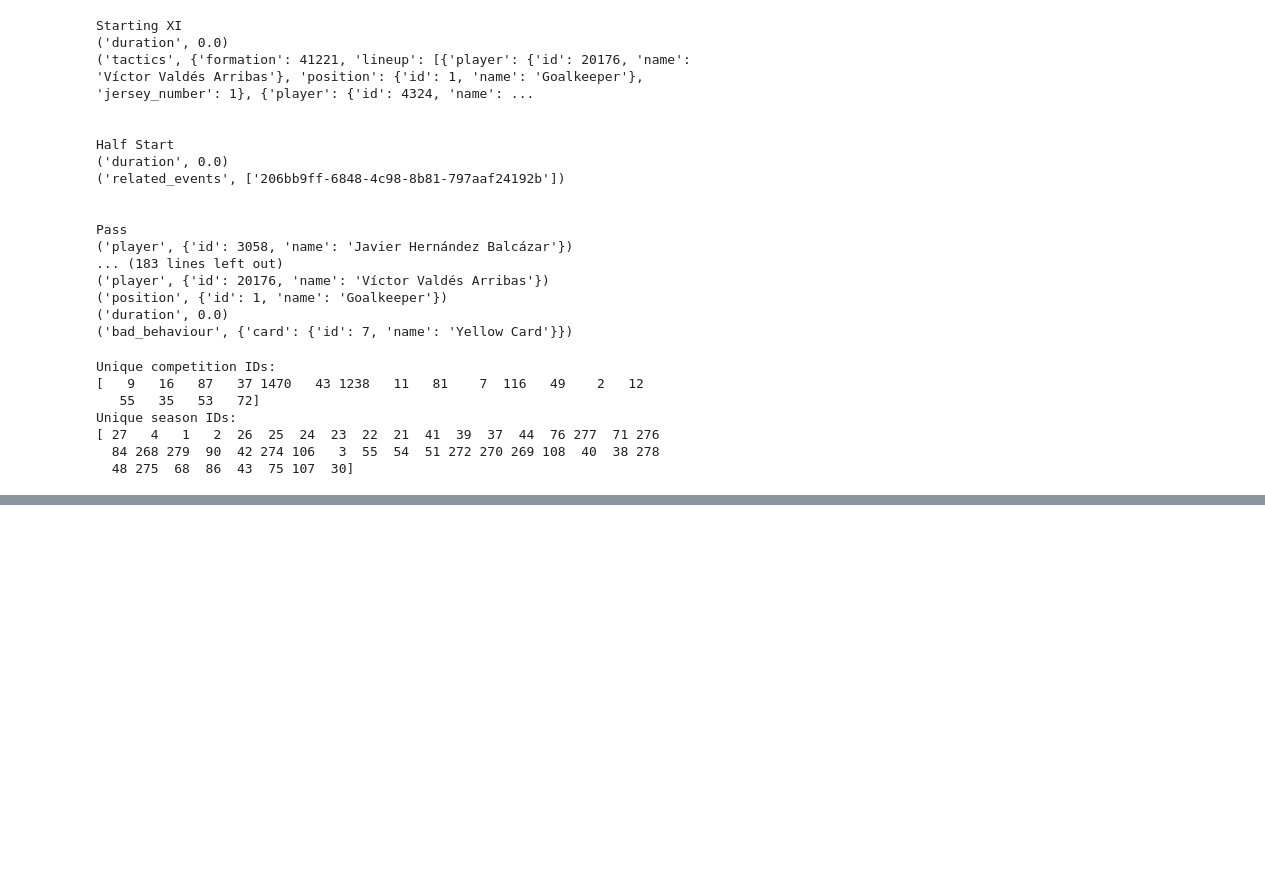
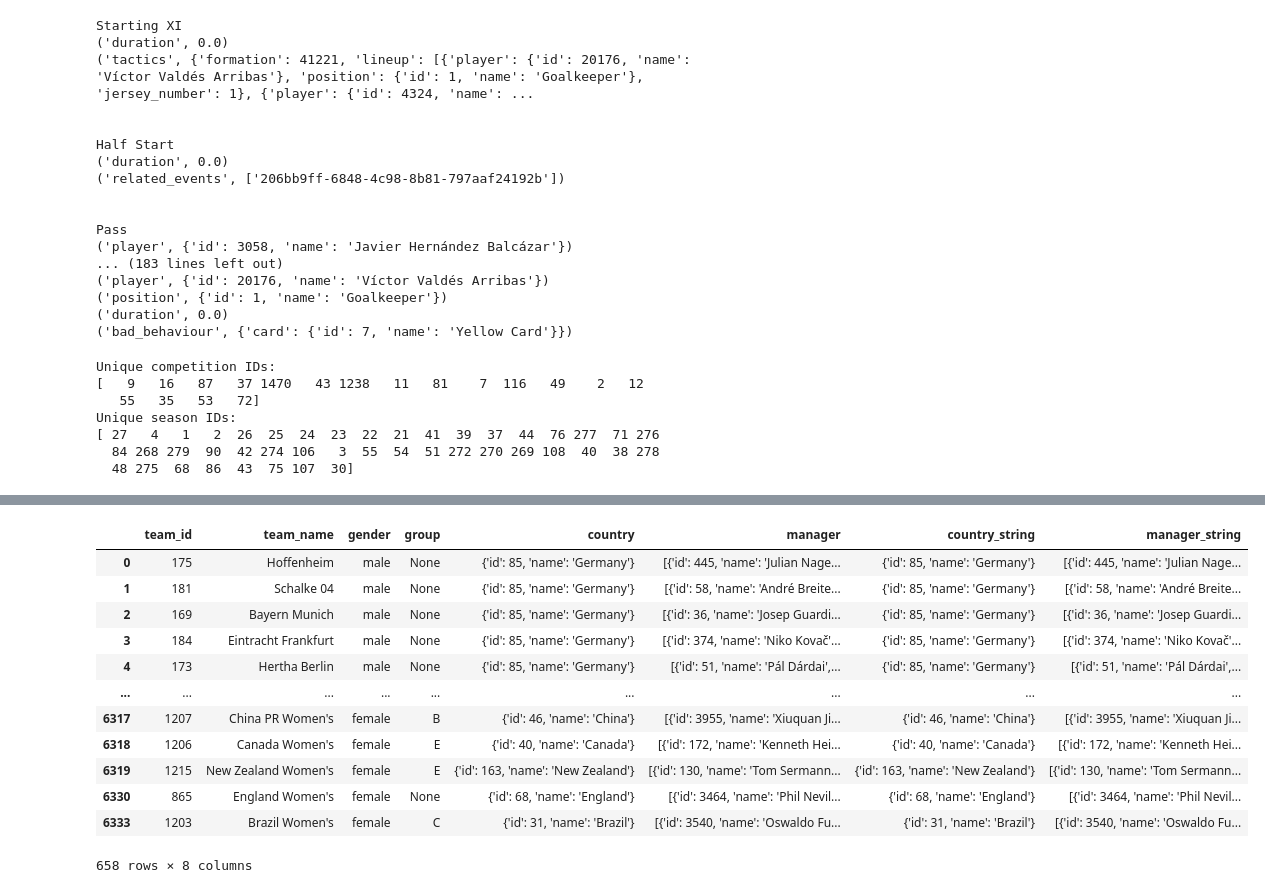
Before and after one commit to Markolinhio/Football-analysis, a Jupyter notebook: notebooks/ml_tactical_analysis.ipynb, the cells around one changed output, grey strips where cells are left out. Saved outputs shown, nothing was run; the diff lists cells and outputs as text; code cells hidden in the pictures; blank space fills up the shorter version.

```diff
--- a/notebooks/ml_tactical_analysis.ipynb
+++ b/notebooks/ml_tactical_analysis.ipynb
@@ -348,0 +398,57 @@ unique_season_id[14]
+# %%
+# Teams:
+team_id = []
+team_name = []
+gender = []
+group = []
+country = []
+manager = []
+
+for i in range(len(unique_competition_id)):
+    for j in range(len(unique_season_id)):
+        train_match_path = os.path.join(matches_path, str(unique_competition_id[i]) + '/' + str(unique_season_id[j]) + '.json')
+        if (os.path.exists(train_match_path)):
+            train_match_dict = json.load(open(train_match_path, 'r'))
+            for match in train_match_dict:
+                home_team = match['home_team']
+                away_team = match['away_team']
+                #print(home_team.keys())
+                team_id.append(home_team["home_team_id"])
+                team_id.append(away_team["away_team_id"])
+                team_name.append(home_team["home_team_name"])
+                team_name.append(away_team["away_team_name"])
+                gender.append(home_team["home_team_gender"])
+                gender.append(away_team["away_team_gender"])
+                group.append(home_team["home_team_group"])
+                group.append(away_team["away_team_group"])
+                country.append(home_team["country"])
+                country.append(away_team["country"])
+                try:
+                    manager.append(home_team["managers"])
+                except KeyError:
+                    manager.append(np.nan)
+                try:
+                    manager.append(away_team["managers"])
+                except KeyError:
+                    manager.append(np.nan)
+
+team_df = pd.DataFrame({'team_id': team_id, 'team_name': team_name, 'gender': gender, 'group': group, 'country': country,'manager': manager})
+# %%
+
+team_df["country_string"] =  team_df['country'].astype(str)
+team_df["manager_string"] =  team_df['manager'].astype(str)
+refine_team_df = team_df.drop_duplicates(subset=['team_id', 'country_string',"manager_string"], keep='first')
+# %% [output]
+|  | team_id | team_name | gender | group | country | manager | country_string | manager_string |
+| 0 | 175 | Hoffenheim | male | None | {'id': 85, 'name': 'Germany'} | [{'id': 445, 'name': 'Julian Nage... | {'id': 85, 'name': 'Germany'} | [{'id': 445, 'name': 'Julian Nage... |
+| 1 | 181 | Schalke 04 | male | None | {'id': 85, 'name': 'Germany'} | [{'id': 58, 'name': 'André Breite... | {'id': 85, 'name': 'Germany'} | [{'id': 58, 'name': 'André Breite... |
+| 2 | 169 | Bayern Munich | male | None | {'id': 85, 'name': 'Germany'} | [{'id': 36, 'name': 'Josep Guardi... | {'id': 85, 'name': 'Germany'} | [{'id': 36, 'name': 'Josep Guardi... |
+| 3 | 184 | Eintracht Frankfurt | male | None | {'id': 85, 'name': 'Germany'} | [{'id': 374, 'name': 'Niko Kovač'... | {'id': 85, 'name': 'Germany'} | [{'id': 374, 'name': 'Niko Kovač'... |
+| 4 | 173 | Hertha Berlin | male | None | {'id': 85, 'name': 'Germany'} | [{'id': 51, 'name': 'Pál Dárdai',... | {'id': 85, 'name': 'Germany'} | [{'id': 51, 'name': 'Pál Dárdai',... |
+| ... | ... | ... | ... | ... | ... | ... | ... | ... |
+| 6317 | 1207 | China PR Women's | female | B | {'id': 46, 'name': 'China'} | [{'id': 3955, 'name': 'Xiuquan Ji... | {'id': 46, 'name': 'China'} | [{'id': 3955, 'name': 'Xiuquan Ji... |
+| 6318 | 1206 | Canada Women's | female | E | {'id': 40, 'name': 'Canada'} | [{'id': 172, 'name': 'Kenneth Hei... | {'id': 40, 'name': 'Canada'} | [{'id': 172, 'name': 'Kenneth Hei... |
+| 6319 | 1215 | New Zealand Women's | female | E | {'id': 163, 'name': 'New Zealand'} | [{'id': 130, 'name': 'Tom Sermann... | {'id': 163, 'name': 'New Zealand'} | [{'id': 130, 'name': 'Tom Sermann... |
+| 6330 | 865 | England Women's | female | None | {'id': 68, 'name': 'England'} | [{'id': 3464, 'name': 'Phil Nevil... | {'id': 68, 'name': 'England'} | [{'id': 3464, 'name': 'Phil Nevil... |
+| 6333 | 1203 | Brazil Women's | female | C | {'id': 31, 'name': 'Brazil'} | [{'id': 3540, 'name': 'Oswaldo Fu... | {'id': 31, 'name': 'Brazil'} | [{'id': 3540, 'name': 'Oswaldo Fu... |
+658 rows × 8 columns
```
Also changed, not shown: parts of 18 cells of this notebook, 3 other files.
